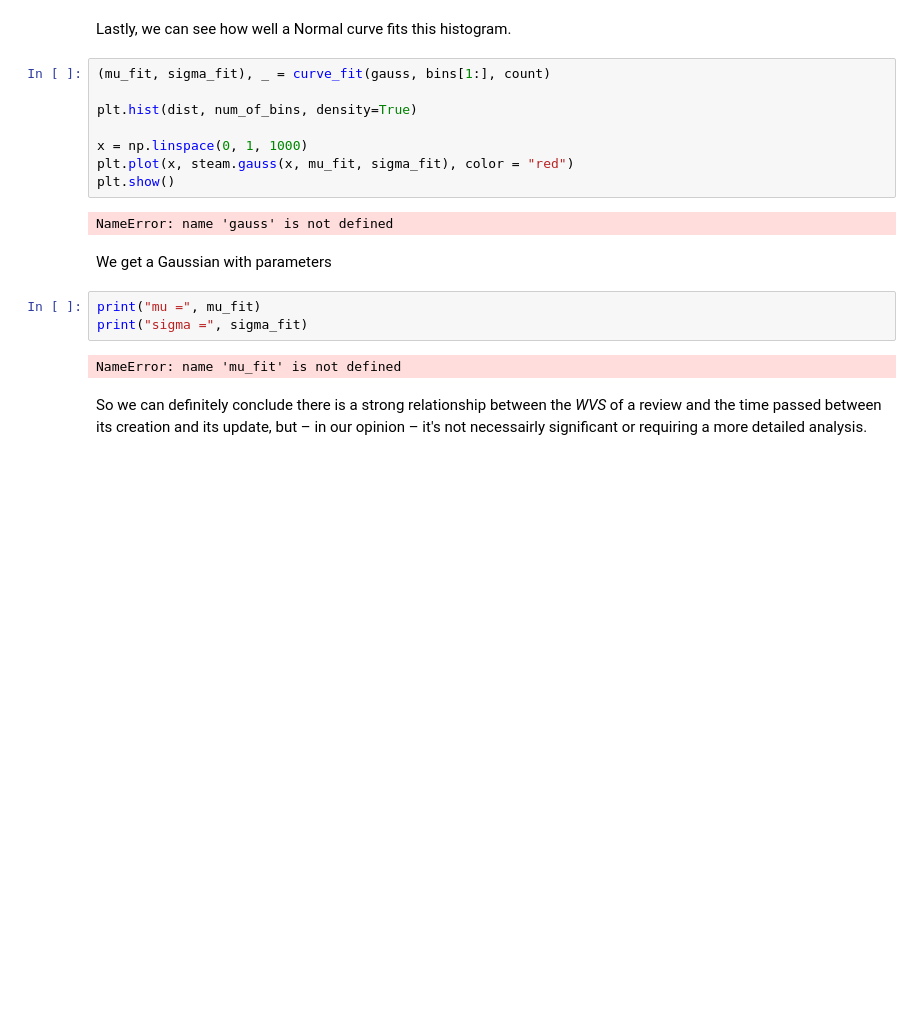
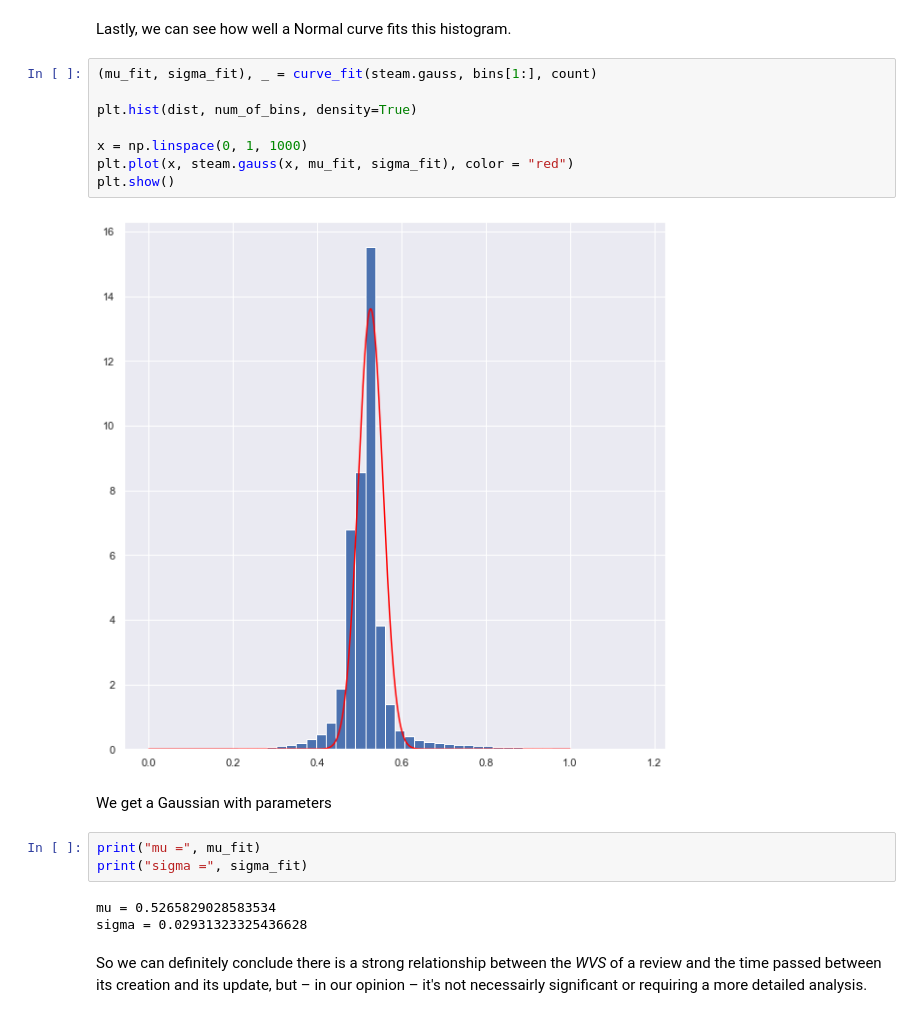
Before and after one commit to MatteoSava/ADM-HW2, a Jupyter notebook: ADM_HW2.ipynb, the cells around one changed output. Cells and saved outputs as stored; diff of their text form; blank space fills up the shorter version.

```diff
--- a/ADM_HW2.ipynb
+++ b/ADM_HW2.ipynb
@@ -748,22 +756,23 @@ plt.show()
 # %% [markdown]
 Lastly, we can see how well a Normal curve fits this histogram.
 # %%
-(mu_fit, sigma_fit), _ = curve_fit(gauss, bins[1:], count)
+(mu_fit, sigma_fit), _ = curve_fit(steam.gauss, bins[1:], count)
 
 plt.hist(dist, num_of_bins, density=True)
 
 x = np.linspace(0, 1, 1000)
 plt.plot(x, steam.gauss(x, mu_fit, sigma_fit), color = "red")
 plt.show()
 # %% [output]
-NameError: name 'gauss' is not defined
+[figure, added]
 # %% [markdown]
 We get a Gaussian with parameters
 # %%
 print("mu =", mu_fit)
 print("sigma =", sigma_fit)
 # %% [output]
-NameError: name 'mu_fit' is not defined
+mu = 0.5265829028583534
+sigma = 0.02931323325436628
 # %% [markdown]
 So we can definitely conclude there is a strong relationship between the *WVS* of a review and the time passed between its creation and its update, but – in our opinion – it's not necessairly significant or requiring a more detailed analysis.
 # %% [markdown]
```
Also changed, not shown: parts of 2 cells of this notebook.
